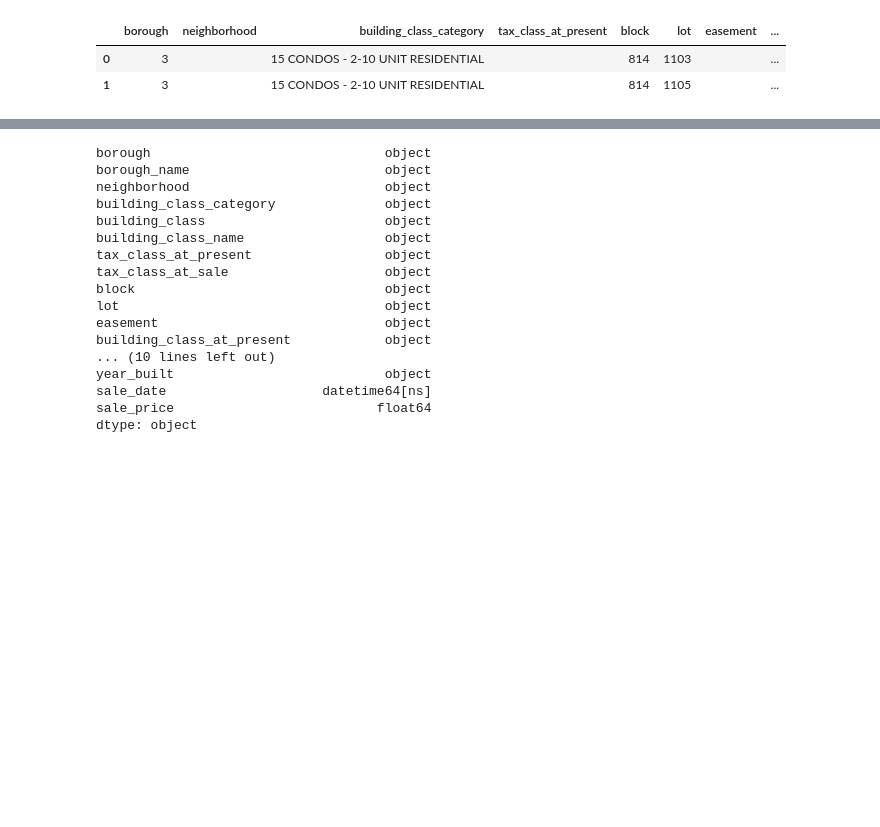
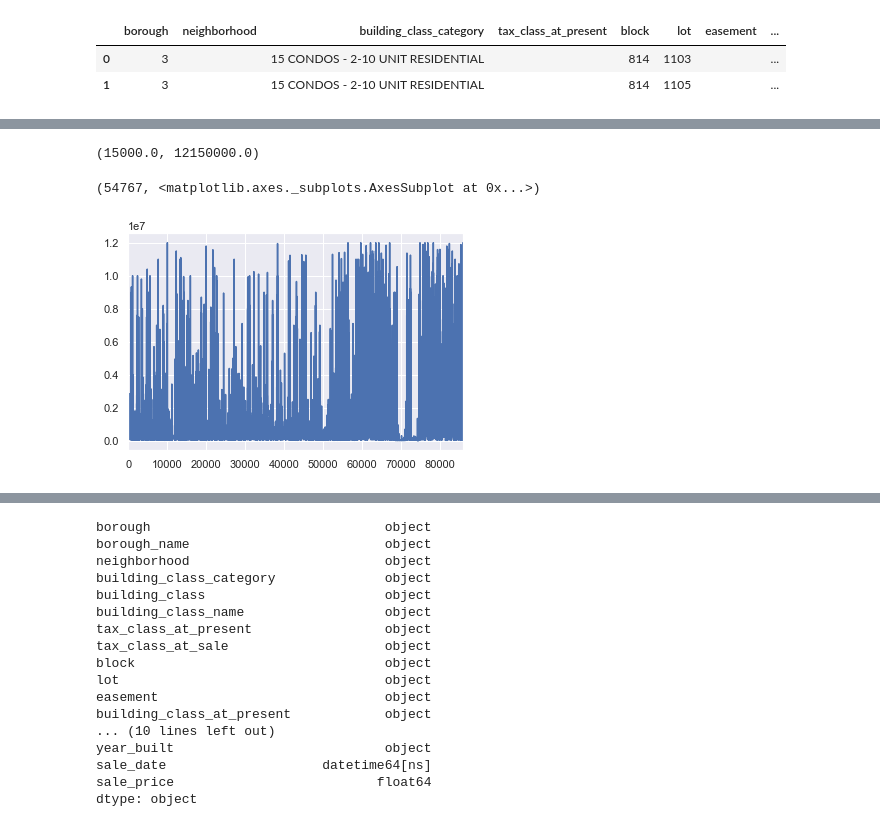
Before and after one commit to tansudasli/analytics-sandbox, a Jupyter notebook: real_estate_of_nyc_EDA.ipynb, the cells around one changed output, grey strips where cells are left out. Saved outputs shown, nothing was run; the diff lists cells and outputs as text; code cells hidden in the pictures; blank space fills up the shorter version.

```diff
--- a/real_estate_of_nyc_EDA.ipynb
+++ b/real_estate_of_nyc_EDA.ipynb
@@ -165,0 +241,20 @@ raw_data.head(3)
+# %%
+# we can take b/w those values
+
+q1 = x.sale_price.quantile(sale_price_lq)
+
+q2 = x.sale_price.quantile(sale_price_rq)
+
+q1, q2
+# %% [output]
+(15000.0, 12150000.0)
+# %%
+x = x[(x.sale_price > q1) & (x.sale_price < q2)]
+
+len(x), x.sale_price.plot()
+
+# seems much better
+# still tuning opportunity, can be controlled by tuning params !
+# %% [output]
+(54767, <matplotlib.axes._subplots.AxesSubplot at 0x...>)
+[figure, added]
```
Also changed, not shown: parts of 113 cells of this notebook.
